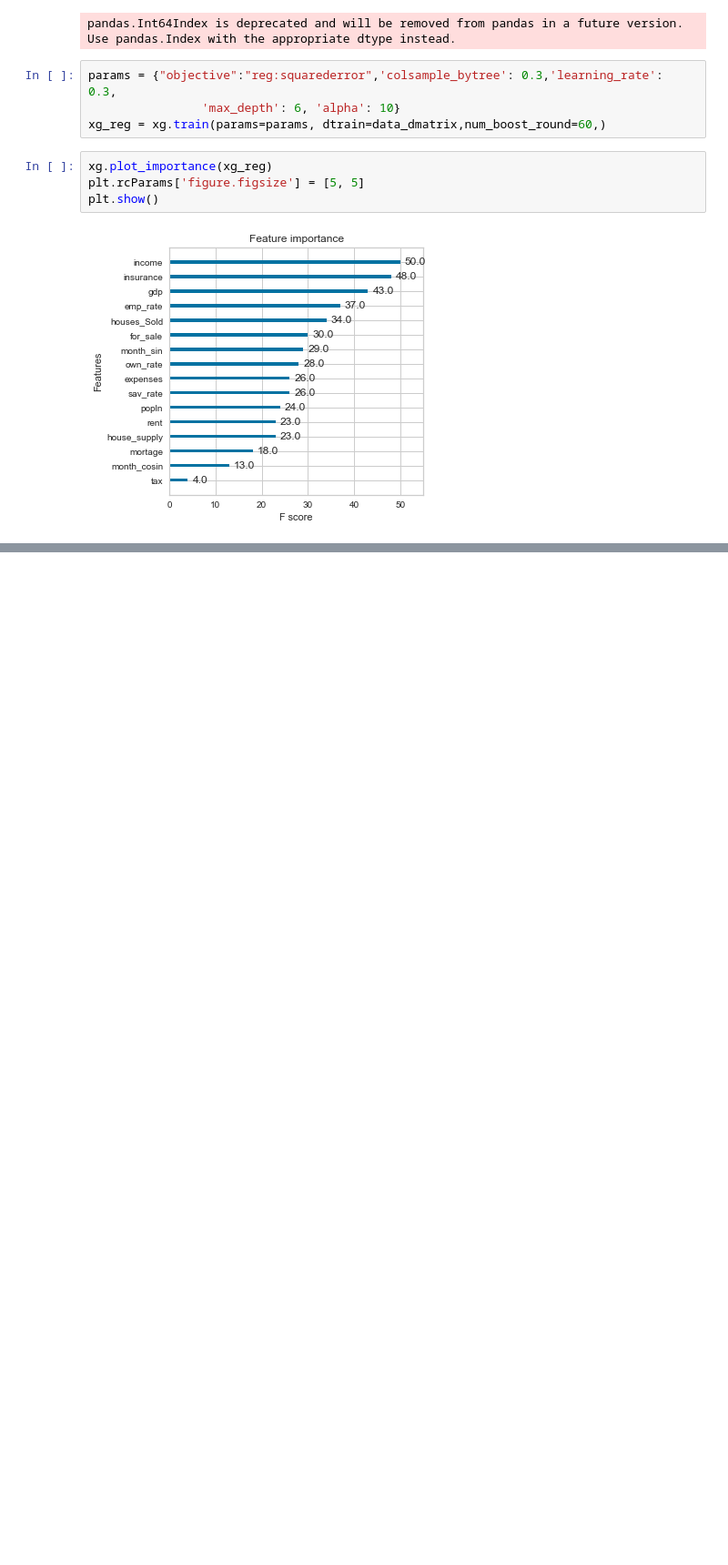
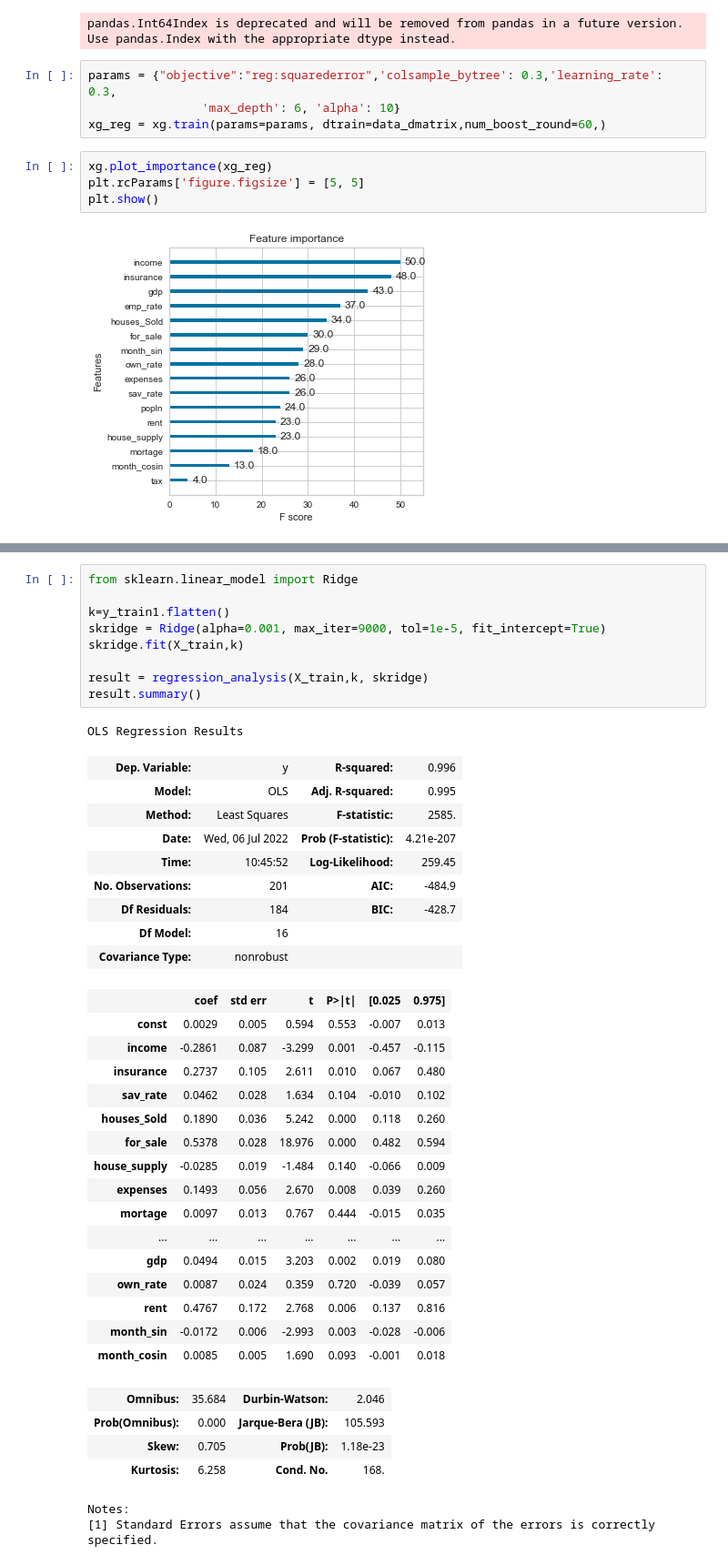
Before and after one commit to sandeepsethu/HousingPrices, a Jupyter notebook: Housing Price Model.ipynb, the cells around one changed output, grey strips where cells are left out. Shown at 91% size. Saved outputs shown, nothing was run; the diff lists cells and outputs as text; blank space fills up the shorter version.

```diff
--- a/Housing Price Model.ipynb
+++ b/Housing Price Model.ipynb
@@ -487,0 +558,42 @@ Ridge regression scores best in terms of prediction, however,Linear Regression i
+# %%
+from sklearn.linear_model import Ridge
+
+k=y_train1.flatten()
+skridge = Ridge(alpha=0.001, max_iter=9000, tol=1e-5, fit_intercept=True)
+skridge.fit(X_train,k)
+
+result = regression_analysis(X_train,k, skridge)
+result.summary()
+# %% [output]
+OLS Regression Results
+| Dep. Variable: | y | R-squared: | 0.996 |
+| Model: | OLS | Adj. R-squared: | 0.995 |
+| Method: | Least Squares | F-statistic: | 2585. |
+| Date: | Wed, 06 Jul 2022 | Prob (F-statistic): | 4.21e-207 |
+| Time: | 10:45:52 | Log-Likelihood: | 259.45 |
+| No. Observations: | 201 | AIC: | -484.9 |
+| Df Residuals: | 184 | BIC: | -428.7 |
+| Df Model: | 16 |  |  |
+| Covariance Type: | nonrobust |  |  |
+|  | coef | std err | t | P>|t| | [0.025 | 0.975] |
+| const | 0.0029 | 0.005 | 0.594 | 0.553 | -0.007 | 0.013 |
+| income | -0.2861 | 0.087 | -3.299 | 0.001 | -0.457 | -0.115 |
+| insurance | 0.2737 | 0.105 | 2.611 | 0.010 | 0.067 | 0.480 |
+| sav_rate | 0.0462 | 0.028 | 1.634 | 0.104 | -0.010 | 0.102 |
+| houses_Sold | 0.1890 | 0.036 | 5.242 | 0.000 | 0.118 | 0.260 |
+| for_sale | 0.5378 | 0.028 | 18.976 | 0.000 | 0.482 | 0.594 |
+| house_supply | -0.0285 | 0.019 | -1.484 | 0.140 | -0.066 | 0.009 |
+| expenses | 0.1493 | 0.056 | 2.670 | 0.008 | 0.039 | 0.260 |
+| mortage | 0.0097 | 0.013 | 0.767 | 0.444 | -0.015 | 0.035 |
+| ... | ... | ... | ... | ... | ... | ... |
+| gdp | 0.0494 | 0.015 | 3.203 | 0.002 | 0.019 | 0.080 |
+| own_rate | 0.0087 | 0.024 | 0.359 | 0.720 | -0.039 | 0.057 |
+| rent | 0.4767 | 0.172 | 2.768 | 0.006 | 0.137 | 0.816 |
+| month_sin | -0.0172 | 0.006 | -2.993 | 0.003 | -0.028 | -0.006 |
+| month_cosin | 0.0085 | 0.005 | 1.690 | 0.093 | -0.001 | 0.018 |
+| Omnibus: | 35.684 | Durbin-Watson: | 2.046 |
+| Prob(Omnibus): | 0.000 | Jarque-Bera (JB): | 105.593 |
+| Skew: | 0.705 | Prob(JB): | 1.18e-23 |
+| Kurtosis: | 6.258 | Cond. No. | 168. |
+Notes:
+[1] Standard Errors assume that the covariance matrix of the errors is correctly specified.
```
Also changed, not shown: parts of 55 cells of this notebook.
